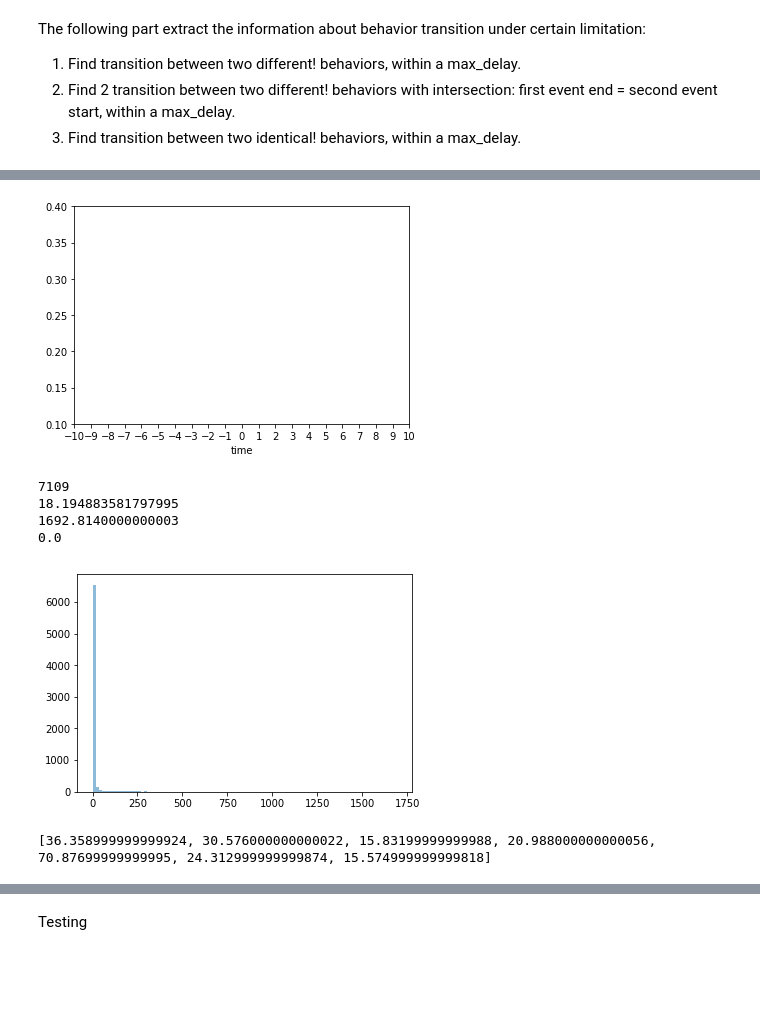
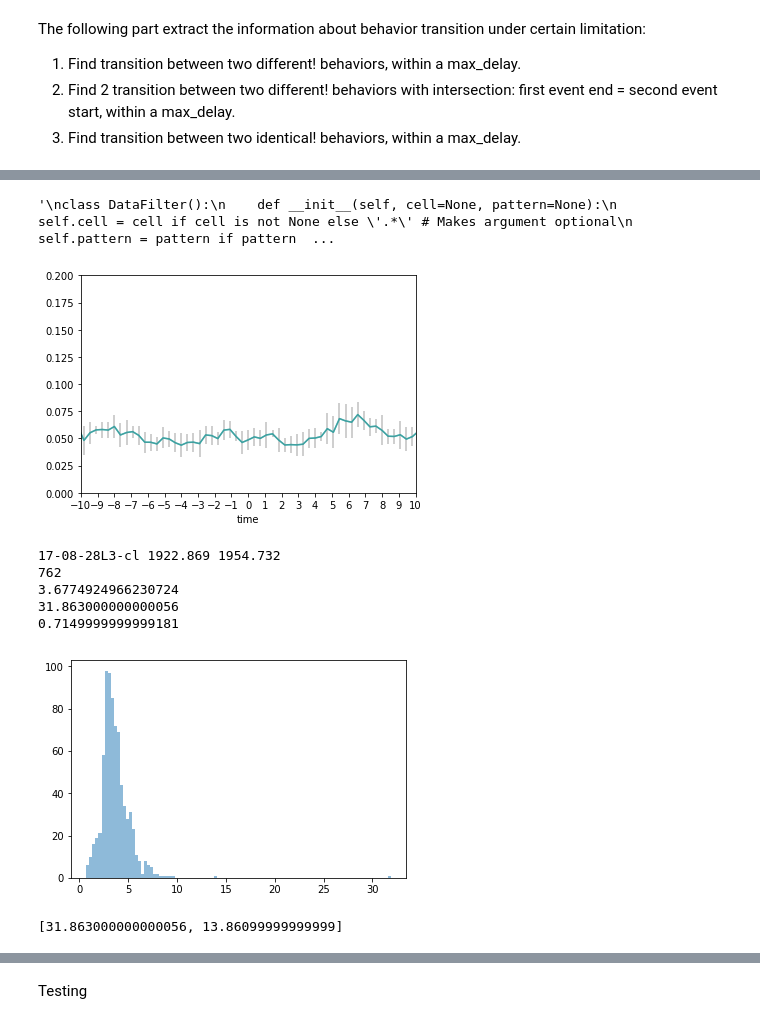
Before and after one commit to nrandel/behavioral_lm_analysis, a Jupyter notebook: timeseries_analysis_across_samples.ipynb, the cells around one changed output, grey strips where cells are left out. Saved outputs shown, nothing was run; the diff lists cells and outputs as text; code cells hidden in the pictures; blank space fills up the shorter version.

```diff
--- a/timeseries_analysis_across_samples.ipynb
+++ b/timeseries_analysis_across_samples.ipynb
@@ -24,7 +24,8 @@ error_on_invalid_behavior_range = False
 # Chris's FRAN is zero based!!, whereas old annotations are 1 based
 #directory for behavior data
 
-behavior_directories = [r'/Users/randeln/Documents/Zlatic_lab/close-loop/Notes/behavior_csv_cl/',
+behavior_directories = [r'/Users/randeln/Documents/Zlatic_lab/close-loop/Notes/behavior_csv_cl_A4/',
+                        r'/Users/randeln/Documents/Zlatic_lab/close-loop/Notes/behavior_csv_cl_A9/'
                         r'/Users/randeln/Documents/Zlatic_lab/close-loop/Notes/behavior_csv_ol/',
                         r'/Users/randeln/Documents/Zlatic_lab/close-loop/Notes/behavior_csv_stim_artefact/'
                        ]
@@ -737,14 +759,6 @@ def find_behavior_before(sample_id, sample_df, first_event, second_event,
                     second_event_start_time):
             continue
 
-        if second_event_end_time is None:
-            for j, row in sample_df.loc[i:, :].iterrows():
-                if row[second_event_end_col]:
-                    second_event_end_time = row["time"]
-                    break
-        if second_event_end_time is None:
-            print("warning: end time not found for second event")
-
         # Define rules for event_start_time and event_end_time
         if first_event_start_time > second_event_start_time:
             continue
@@ -755,6 +769,14 @@ def find_behavior_before(sample_id, sample_df, first_event, second_event,
         if abs(first_event_start_time - second_event_start_time) < 0.00001:
             print('{}: start time (first) event {} and start time of (second) event {} are the same: {}'.format(
                 sample_id, first_event, second_event, first_event_start_time))
+
+        if second_event_end_time is None:
+            for j, row in sample_df.loc[i:, :].iterrows():
+                if row[second_event_end_col]:
+                    second_event_end_time = row["time"]
+                    break
+        if second_event_end_time is None:
+            print("warning: end time not found for second event")
 
         # Test time between first event end and second event start. If it
         # is smaller than <max_delay>, store start of second event as result.
@@ -792,7 +814,7 @@ behavior_transitions = [
 # Open all samples
 
 behavior_transitions = [
-    PostBehaviorTransition(name,'fw', 'quiet', 3) for name in lm_data]
+    PostBehaviorTransition(name,'quiet', 'stim', 3) for name in lm_data]
 
 found_transitions = []
 for bt in tqdm(behavior_transitions):
@@ -803,13 +825,14 @@ for bt in tqdm(behavior_transitions):
         raise ValueError('No data found for sample {}'.format(bt.sample_id))
     transitions = find_behavior_before(bt.sample_id, sample_df, bt.event,
                                        bt.post_event, bt.max_delay,
-                                       first_event_duration = 50) #For 'quiet' change *_event_duration. Defaul = None.
+                                       first_event_duration = 20,
+                                       second_event_duration = None) #For 'quiet' change *_event_duration. Defaul = None.
 
     if transitions:
         found_transitions.append(transitions)
 
 
 print(len(found_transitions)) # Number of data sets
-#print(sum([len(sample_transitions) for sample_transitions in found_transitions])) # Number of transitions
+print(sum([len(sample_transitions) for sample_transitions in found_transitions])) # Number of transitions
 #print(found_transitions) # Transitions
 # %% [output]
@@ -998,6 +1021,8 @@ for first_bt, second_bt in tqdm(zip(first_transitions, second_transitions)):
     sample_df = sample_data.get(first_bt.sample_id)
     if sample_df is None:
         raise ValueError('No data found for sample {}'.format(bt.sample_id))
+    if not any(["bw" in column for column in sample_df.columns]):
+        continue
     first_transitions = find_behavior_before(first_bt.sample_id, sample_df, first_bt.event, first_bt.post_event, first_bt.max_delay)
     second_transitions = find_behavior_before(second_bt.sample_id, sample_df, second_bt.event, second_bt.post_event, second_bt.max_delay)
     #print("{} transitions from {} to {}".format(len(first_transitions), first_bt.event, first_bt.post_event))
@@ -1153,14 +1300,14 @@ behavior_transitions = [
 '''
 # Open all samples
 behavior_transitions = [
-    SamePairBehaviorTransition(name, 'hunch', 'hunch', 1000) for name in lm_data]
+    SamePairBehaviorTransition(name, 'turn', 'turn', 3) for name in lm_data]
 
 
 found_transitions = []
 for bt in tqdm(behavior_transitions):
     sample_df = sample_data.get(bt.sample_id)
-    #if not any(["bw" in column for column in sample_df.columns]):
-    #    continue
+    if not any(["bw" in column for column in sample_df.columns]):
+        continue
     if sample_df is None:
         raise ValueError('No data found for sample {}'.format(bt.sample_id))
     transitions = find_behavior_next(bt.sample_id, sample_df, bt.pre_event, bt.event, bt.max_delay)
@@ -1169,9 +1316,9 @@ for bt in tqdm(behavior_transitions):
         found_transitions.append(transitions)
 
 print(len(transitions))
-#print(len(found_transitions))
-#print(sum([len(sample_transitions) for sample_transitions in found_transitions]))
-#print(found_transitions)
+print(len(found_transitions))
+print(sum([len(sample_transitions) for sample_transitions in found_transitions]))
+print(found_transitions)
 # %% [output]
 finding same behaviors only
 0
@@ -1304,7 +1439,7 @@ int_all_Strans_df = all_Strans_df.interpolate(method='index', axis=0, limit=None
 # %%
 # For filtering after only cell_type, filter_pattern or both.
 # For example to average not only over all A00cs but all A00c_midL.
-
+'''
 class DataFilter():
     def __init__(self, cell=None, pattern=None):
         self.cell = cell if cell is not None else '.*' # Makes argument optional
@@ -1357,6 +1492,10 @@ for data_filter in tqdm(cell_filters):
     cell_averages["{}".format(str(data_filter))] = cell_average
 
 #print(cell_averages.head())
+
+'''
+# %% [output]
+'\nclass DataFilter():\n    def __init__(self, cell=None, pattern=None):\n        self.cell = cell if cell is not None else \'.*\' # Makes argument optional\n        self.pattern = pattern if pattern  ...
 # %%
 # Average and stddev, min, max, sem for same_behavior_transition events
 all_Strans_avg_df = int_all_Strans_df.mean(axis=1) # Interpolated data used
@@ -1373,7 +1512,7 @@ all_Strans_sem_df = int_all_Strans_df.sem(axis = 1)
 # If a dataframe with NANs is plotted (raw-data = non interpolated), use
 # marker = '+', or 'o', since the line in the lineplot only connects
 # consecutive data points
-def aligned_layout_plot(plot, tick_spacing=1, fov=(-10, 10, 0.1, 0.4), legend=False):
+def aligned_layout_plot(plot, tick_spacing=1, fov=(-10, 10, 0.0, 0.2), legend=False):
     # Set fine x-axis scale
     plot.xaxis.set_major_locator(ticker.MultipleLocator(tick_spacing))
 
@@ -1389,18 +1528,18 @@ fig = plt.figure()
 #aligned_layout_plot(sub1)
 
 sub2 = fig.add_subplot(111) #212
-all_Strans_avg_df.plot(ax=sub2, color = 'g', label = ctc.cell_type) #use interpolated df to calculate average...
+all_Strans_avg_df.plot(ax=sub2, color = 'c', label = ctc.cell_type) #use interpolated df to calculate average...
 #all_Strans_min_df.plot(ax=sub2, color = 'r', linewidth=1, alpha = 0.5)
 #all_Strans_max_df.plot(ax=sub2, color = 'r', linewidth=1, alpha = 0.5)
-#all_Strans_avg_df.plot.line(yerr=all_Strans_std_df, ax=sub2, color = 'r', alpha = 0.1)
-all_Strans_avg_df.plot.line(yerr=all_Strans_sem_df, ax=sub2, color = 'grey', alpha = 0.1)
+all_Strans_avg_df.plot.line(yerr=all_Strans_std_df, ax=sub2, color = 'grey', alpha = 0.5)
+#all_Strans_avg_df.plot.line(yerr=all_Strans_sem_df, ax=sub2, color = 'grey', alpha = 0.1)
 aligned_layout_plot(sub2)
 # %% [output]
-[figure, old version]
+[figure, new version]
 # %%
 # Duration of each behavior (min, max, avg)
 
-desired_behavior = "turn"
+desired_behavior = "bw"
 all_durations = []
 sample_ids = []
 start_times = []
@@ -1414,36 +1553,37 @@ for sample_id, sample_df in tqdm(sample_data.items()):
             if row["{}_end".format(desired_behavior)]:
                 end_time = row["time"]
                 end_times.append(row["time"])
         assert len(end_times) == len(start_times), "{} start times vs {} end times on sample {}".format(len(start_times), len(end_times), sample_id)
 all_durations = [end - start for start, end in zip(start_times, end_times)]
 durations_with_sample_id = list(zip(sample_ids, all_durations))
 
 # Test if behavior.csv is correct
 for t, sample_id, start_time, end_time in zip(all_durations, sample_ids, start_times, end_times):
     if t > 20:
         print(sample_id, start_time, end_time)
 
 #print(durations_with_sample_id[0:10])
 
 #print(all_durations)
 print(len(all_durations))
 avg_duration = np.mean(all_durations)
 max_duration = np.max(all_durations)
 min_duration = np.min(all_durations)
 
 print(avg_duration)
 print(max_duration)
 print(min_duration)
 
 # Histogram
 plt.hist(all_durations, bins=100, alpha=0.5)
 plt.show()
 
 print(list(filter(lambda x: x> 10, all_durations)))
 # %% [output]
-7109
-18.194883581797995
-1692.8140000000003
-0.0
+17-08-28L3-cl 1922.869 1954.732
+762
+3.6774924966230724
+31.863000000000056
+0.7149999999999181
-[figure, old version]
+[figure, new version]
-[36.358999999999924, 30.576000000000022, 15.83199999999988, 20.988000000000056, 70.87699999999995, 24.312999999999874, 15.574999999999818]
+[31.863000000000056, 13.86099999999999]
```
Also changed, not shown: parts of 18 cells of this notebook.
